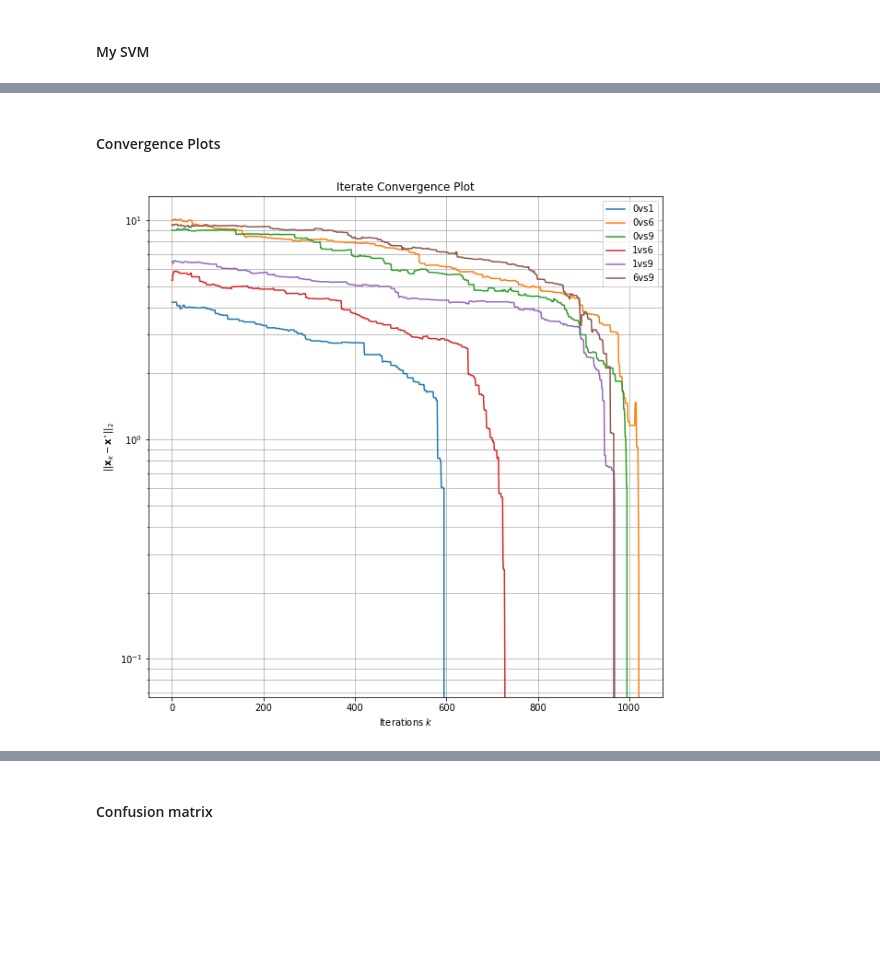
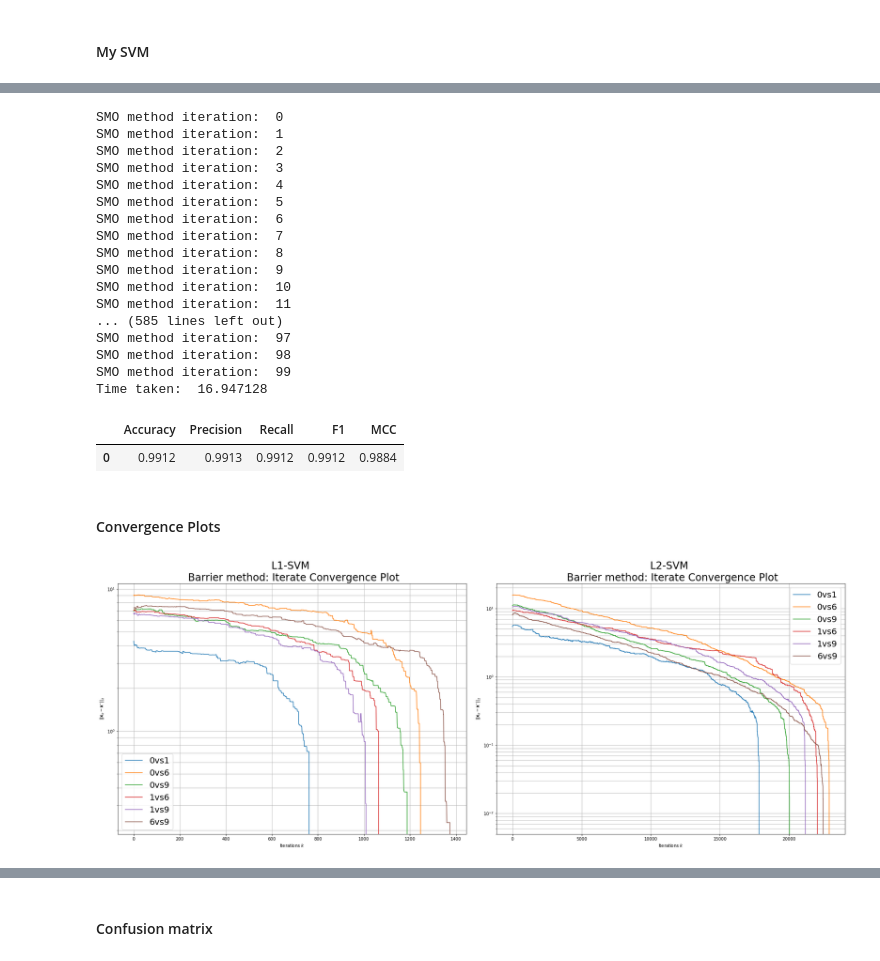
Before and after one commit to udeepam/svm, a Jupyter notebook: notebooks/main.ipynb, the cells around one changed output, grey strips where cells are left out. Saved outputs shown, nothing was run; the diff lists cells and outputs as text; code cells hidden in the pictures; blank space fills up the shorter version.

```diff
--- a/notebooks/main.ipynb
+++ b/notebooks/main.ipynb
@@ -447,16 +133,73 @@ SMO method iteration:  4
+# %%
+L2_svm = SVC(C=1.0,
+          kernel="gauss",
+          param='scale',
+          decision_function_shape="ovo",
+          loss_fn='L2',
+          opt_algo="smo")
+
+# L2_svm.fit(x_train_ovo, y_train_ovo,
+#         t=1,
+#         mu=20,
+#         tol=1e-6,
+#         max_iter=100,
+#         tolNewton=1e-12,
+#         maxIterNewton=100)
+
+L2_svm.fit(x_train_ovo, y_train_ovo,
+        tol=1e-3,
+        max_iter=100)
+
+# Test
+L2_yhat = L2_svm.predict(x_test)
+print("Time taken: ", L2_svm.time_taken)
+measure_performance(y_test, L2_yhat, average="macro")
+# %% [output]
+SMO method iteration:  0
+SMO method iteration:  1
+SMO method iteration:  2
+SMO method iteration:  3
+SMO method iteration:  4
+SMO method iteration:  5
+SMO method iteration:  6
+SMO method iteration:  7
+SMO method iteration:  8
+SMO method iteration:  9
+SMO method iteration:  10
+SMO method iteration:  11
+... (585 lines left out)
+SMO method iteration:  97
+SMO method iteration:  98
+SMO method iteration:  99
+Time taken:  16.947128
+|  | Accuracy | Precision | Recall | F1 | MCC |
+| 0 | 0.9912 | 0.9913 | 0.9912 | 0.9912 | 0.9884 |
 # %% [markdown]
 #### Convergence Plots
 # %%
-plt.figure(figsize=(10,10))
-for ClassVsClass, info in svm.opt_info.items():
-    plt.plot(np.linalg.norm(np.array(info['iterates'])-info['x'], axis=1), label=ClassVsClass)
-plt.title("Iterate Convergence Plot")
+fig, (ax1, ax2) = plt.subplots(1,2, figsize=(25,10))
+plt.rcParams.update({'font.size': 20})
+
+for ClassVsClass, info in L1_svm.opt_info.items():
+    ax1.plot(np.linalg.norm(np.array(info['iterates'])-info['x'], axis=1), label=ClassVsClass)
+ax1.set_title("L1-SVM \n Barrier method: Iterate Convergence Plot")
+ax1.set_ylabel("$|| \mathbf{x}_k-\mathbf{x}^{\star} ||_2$")
+ax1.set_xlabel("Iterations $k$")
+ax1.set_yscale("log")
+ax1.legend()
+ax1.grid(which='both', axis='both')
+
+for ClassVsClass, info in L2_svm.opt_info.items():
+    ax2.plot(np.linalg.norm(np.array(info['iterates'])-info['x'], axis=1), label=ClassVsClass)
+plt.title("L2-SVM \n Barrier method: Iterate Convergence Plot")
 plt.ylabel("$|| \mathbf{x}_k-\mathbf{x}^{\star} ||_2$")
 plt.xlabel("Iterations $k$")
 plt.yscale("log")
 plt.legend()
 plt.grid(which='both', axis='both')
+plt.tight_layout()
+# plt.savefig("docs/report_pics/smo_iterate_conv.pdf", format="pdf")
 plt.show()
 # %% [output]
-[figure, old version]
+[figure, new version]
 # %%
```
Also changed, not shown: parts of 18 cells of this notebook, 9 other files.
